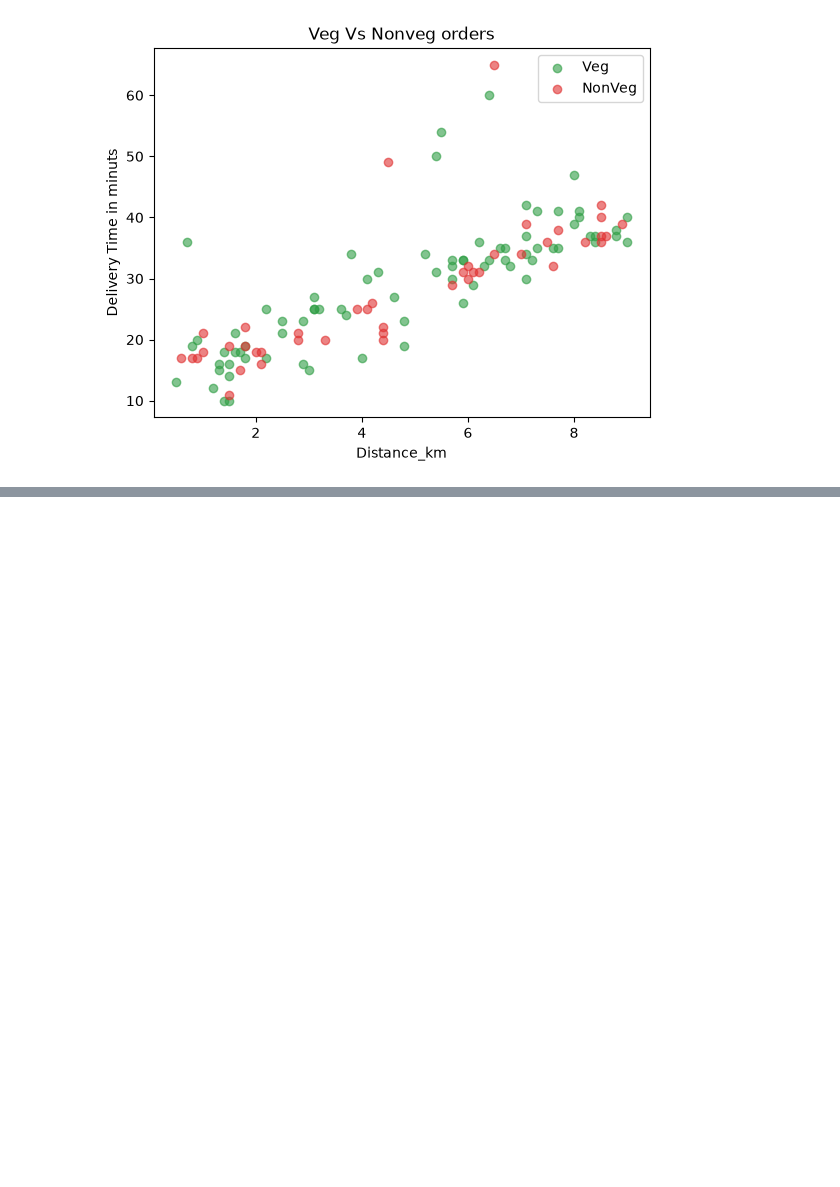
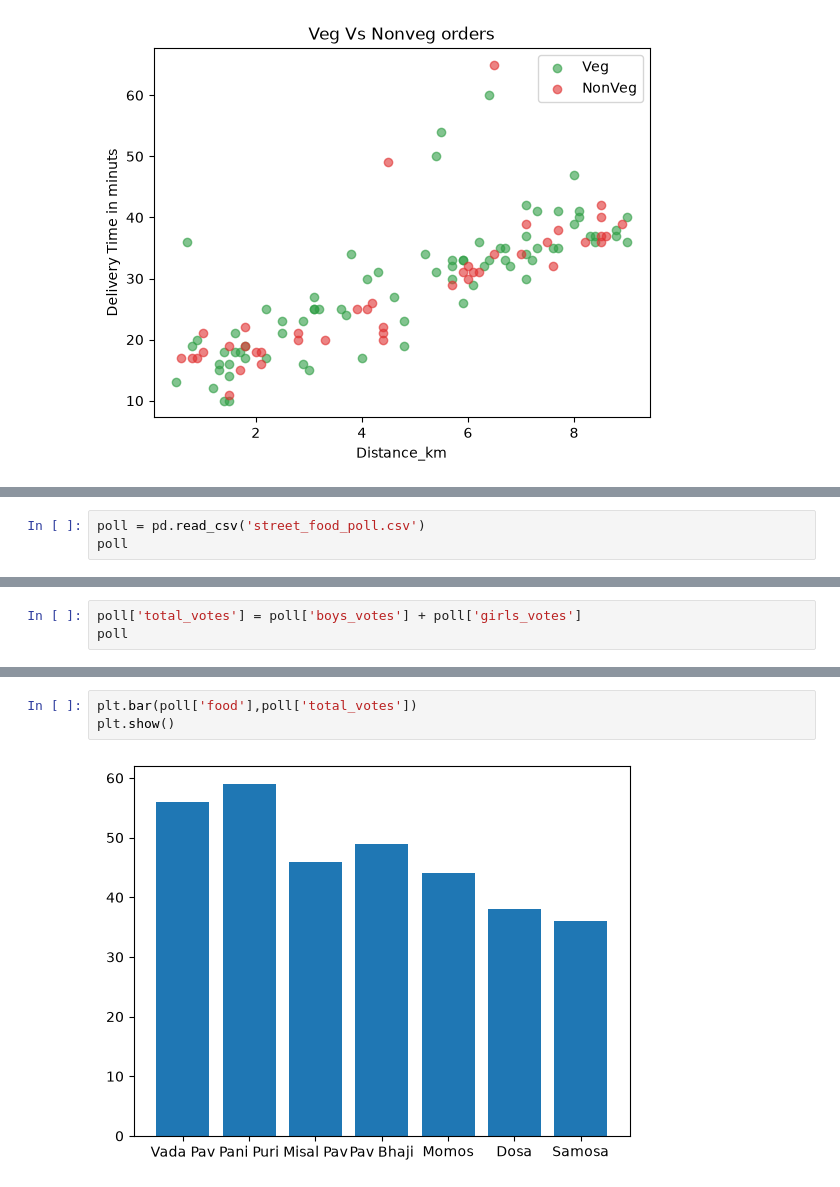
Before and after one commit to singh-amit-45/Data-Science, a Jupyter notebook: Libraries/Matplotlib/Matplotlib.ipynb, the cells around one changed output, grey strips where cells are left out. Saved outputs shown, nothing was run; the diff lists cells and outputs as text; blank space fills up the shorter version.

Commit message:
Add Matplotlib libAdd plotting techniques using Matplotlib

```diff
--- a/Libraries/Matplotlib/Matplotlib.ipynb
+++ b/Libraries/Matplotlib/Matplotlib.ipynb
@@ -194,0 +197,3 @@ plt.show()
+# %%
+poll = pd.read_csv('street_food_poll.csv')
+poll
@@ -194,0 +209,3 @@ plt.show()
+# %%
+poll['total_votes'] = poll['boys_votes'] + poll['girls_votes']
+poll
@@ -194,0 +221,5 @@ plt.show()
+# %%
+plt.bar(poll['food'],poll['total_votes'])
+plt.show()
+# %% [output]
+[figure, added]
```
Also changed, not shown: parts of 13 cells of this notebook.
